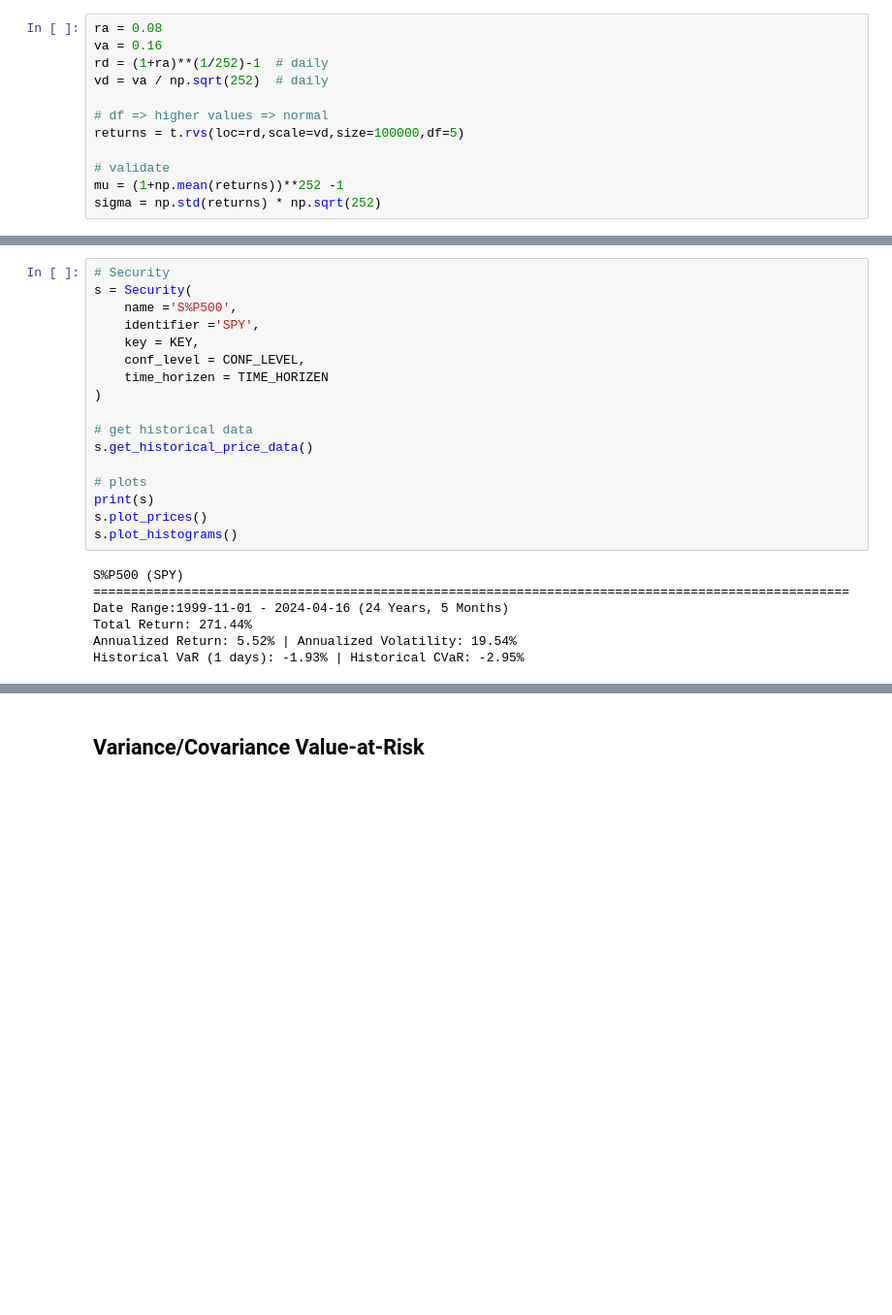
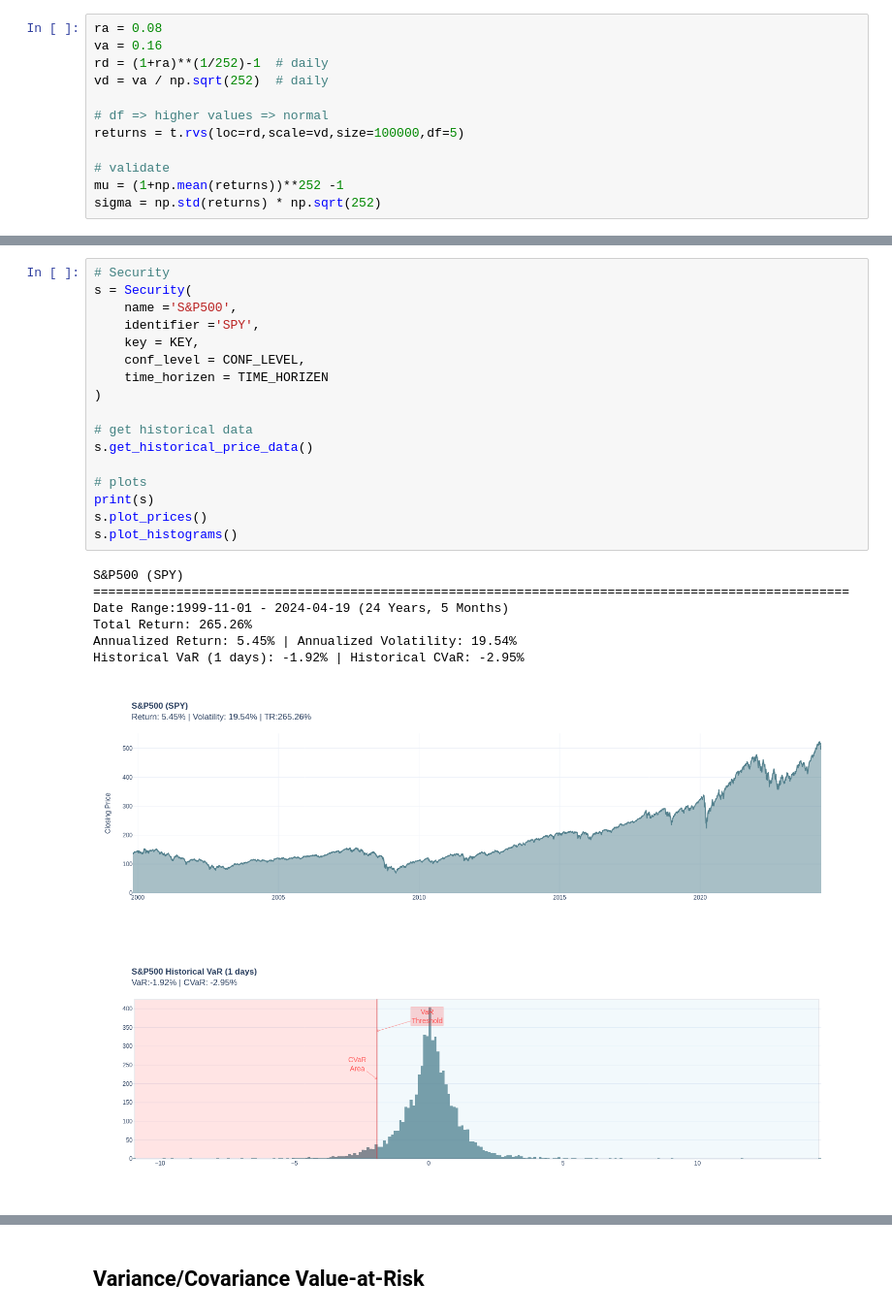
Before and after one commit to kconstable/quant-var, a Jupyter notebook: VAR.ipynb, the cells around one changed output, grey strips where cells are left out. Shown at 97% size. Saved outputs shown, nothing was run; the diff lists cells and outputs as text; blank space fills up the shorter version.

```diff
--- a/VAR.ipynb
+++ b/VAR.ipynb
@@ -277,24 +269,26 @@ Historical VaR (1 days): -3.83% | Historical CVaR: -5.67%
 # %%
 # Security
 s = Security(
-    name ='S%P500',
+    name ='S&P500',
     identifier ='SPY',
     key = KEY,
     conf_level = CONF_LEVEL,
     time_horizen = TIME_HORIZEN
 )
 
 # get historical data
 s.get_historical_price_data()
 
 # plots
 print(s)
 s.plot_prices()
 s.plot_histograms()
 # %% [output]
-S%P500 (SPY)
+S&P500 (SPY)
 ====================================================================================================
-Date Range:1999-11-01 - 2024-04-16 (24 Years, 5 Months)
-Total Return: 271.44%
-Annualized Return: 5.52% | Annualized Volatility: 19.54%
-Historical VaR (1 days): -1.93% | Historical CVaR: -2.95%
+Date Range:1999-11-01 - 2024-04-19 (24 Years, 5 Months)
+Total Return: 265.26%
+Annualized Return: 5.45% | Annualized Volatility: 19.54%
+Historical VaR (1 days): -1.92% | Historical CVaR: -2.95%
+[figure, added]
+[figure, added]
```
Also changed, not shown: parts of 7 cells of this notebook.
